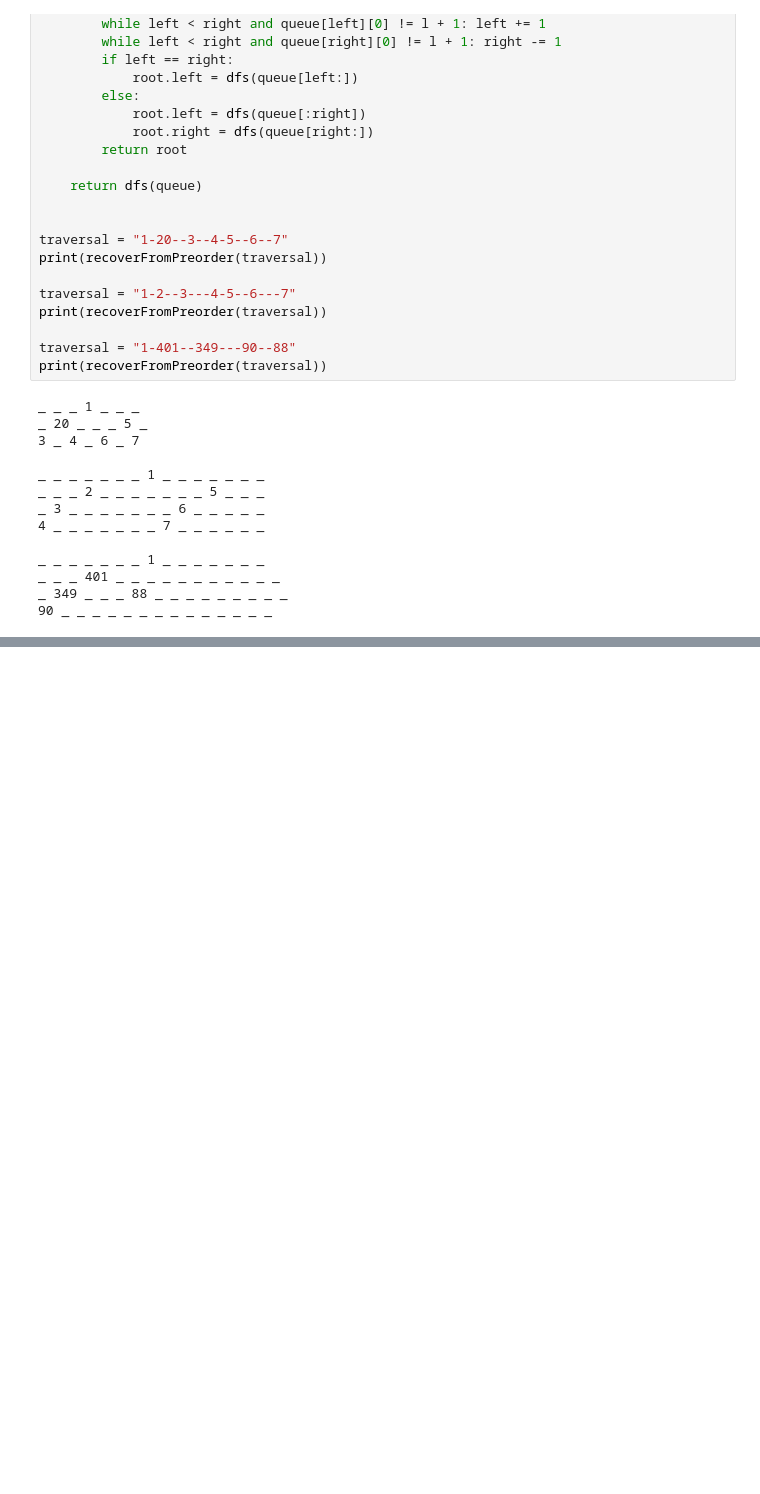
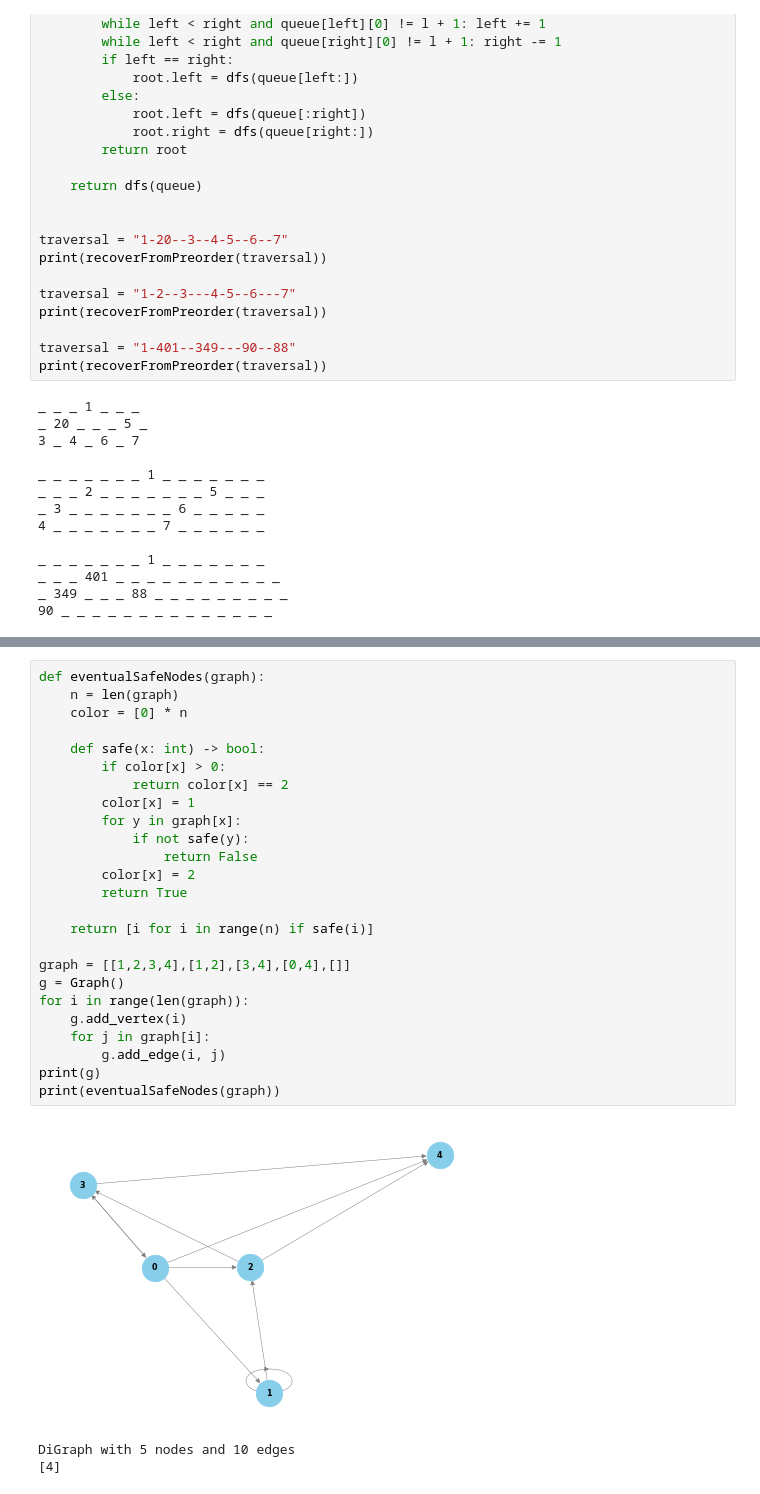
Before and after one commit to yyxx1997/code, a Jupyter notebook: python/algorithms/树与图.ipynb, the cells around one changed output, grey strips where cells are left out. Saved outputs shown, nothing was run; the diff lists cells and outputs as text; blank space fills up the shorter version.

```diff
--- a/python/algorithms/树与图.ipynb
+++ b/python/algorithms/树与图.ipynb
@@ -1155,0 +1792,29 @@ _ 349 _ _ _ 88 _ _ _ _ _ _ _ _ _
+# %%
+def eventualSafeNodes(graph):
+    n = len(graph)
+    color = [0] * n
+
+    def safe(x: int) -> bool:
+        if color[x] > 0:
+            return color[x] == 2
+        color[x] = 1
+        for y in graph[x]:
+            if not safe(y):
+                return False
+        color[x] = 2
+        return True
+
+    return [i for i in range(n) if safe(i)]
+
+graph = [[1,2,3,4],[1,2],[3,4],[0,4],[]]
+g = Graph()
+for i in range(len(graph)):
+    g.add_vertex(i)
+    for j in graph[i]:
+        g.add_edge(i, j)
+print(g)
+print(eventualSafeNodes(graph))
+# %% [output]
+[figure, added]
+DiGraph with 5 nodes and 10 edges
+[4]
```
Also changed, not shown: parts of 29 cells of this notebook.
